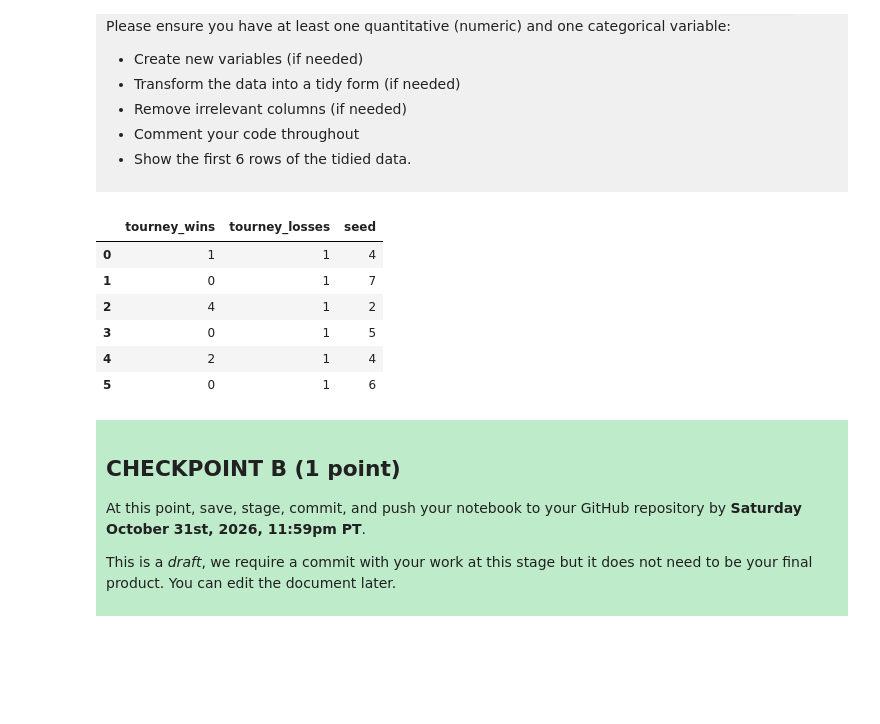
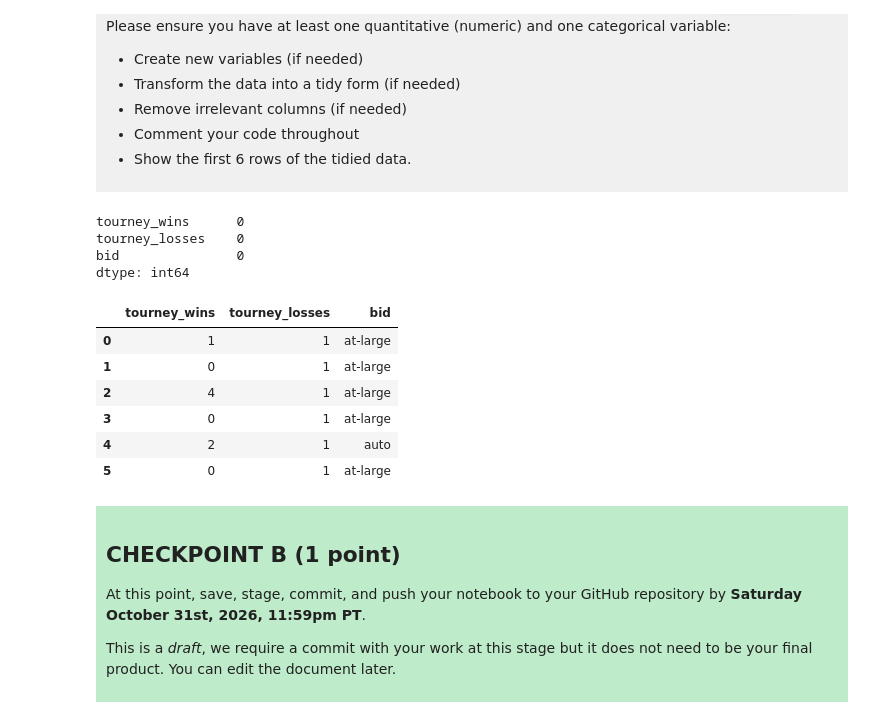
Before and after one commit to mimao29/dsci-100-project-maggiem, a Jupyter notebook: dsci-100-project-notebook.ipynb, the cells around one changed output. Saved outputs shown, nothing was run; the diff lists cells and outputs as text; code cells hidden in the pictures; blank space fills up the shorter version.

```diff
--- a/dsci-100-project-notebook.ipynb
+++ b/dsci-100-project-notebook.ipynb
@@ -198,18 +198,24 @@ Produce a tidy data set that could be used to answer your research question usin
 - Show the first 6 rows of the tidied data.
 
 </div>
+# %%
+tidy_1.isnull().sum()
+# %% [output]
+tourney_wins      0
+tourney_losses    0
+bid               0
+dtype: int64
 # %%
-tidy_1 = womens_bball[["tourney_wins", "tourney_losses", "seed"]]
-tidy = tidy_1.dropna()
+tidy_1 = womens_bball[["tourney_wins", "tourney_losses", "bid"]]
 tidy.head(6)
 # %% [output]
-|  | tourney_wins | tourney_losses | seed |
-| 0 | 1 | 1 | 4 |
-| 1 | 0 | 1 | 7 |
-| 2 | 4 | 1 | 2 |
-| 3 | 0 | 1 | 5 |
-| 4 | 2 | 1 | 4 |
-| 5 | 0 | 1 | 6 |
+|  | tourney_wins | tourney_losses | bid |
+| 0 | 1 | 1 | at-large |
+| 1 | 0 | 1 | at-large |
+| 2 | 4 | 1 | at-large |
+| 3 | 0 | 1 | at-large |
+| 4 | 2 | 1 | auto |
+| 5 | 0 | 1 | at-large |
 # %% [markdown]
 <div style="background-color: #beebca; padding: 10px;">
 
```
Also changed, not shown: parts of 1 cell of this notebook.
